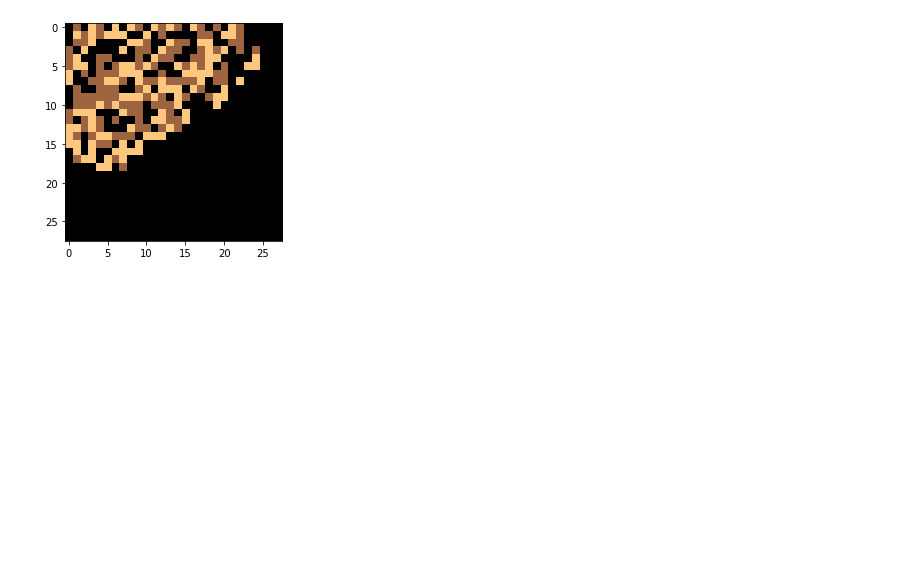
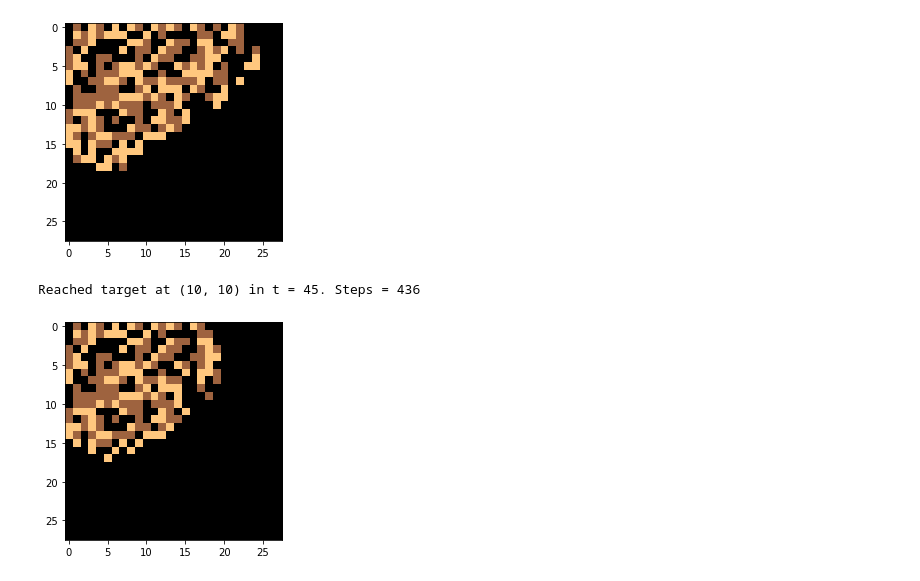
Before and after one commit to marcodelmastro/AdventOfCode2018, a Jupyter notebook: Day 22.ipynb, the cells around one changed output. Saved outputs shown, nothing was run; the diff lists cells and outputs as text; code cells hidden in the pictures; blank space fills up the shorter version.

```diff
--- a/Day 22.ipynb
+++ b/Day 22.ipynb
@@ -240,6 +263,21 @@ s = plt.imshow(cave,cmap="copper")
 # %% [output]
 Reached target at (10, 10) in t = 45. Steps = 596
 [figure]
+# %%
+G = defaultdict(lambda: -1)
+E = defaultdict(lambda: -1)
+C = defaultdict(lambda: -1)
+
+getShortedPath(depth=510,xt=10,yt=10,heu=1)
+
+cave = np.zeros((28,28),dtype=int)
+for x,y in C.keys():
+    cave[y][x] = C[(x,y)]
+
+s = plt.imshow(cave,cmap="copper")
+# %% [output]
+Reached target at (10, 10) in t = 45. Steps = 436
+[figure, added]
 # %%
 G = defaultdict(lambda: -1)
 E = defaultdict(lambda: -1)
```
Also changed, not shown: parts of 4 cells of this notebook, 1 other file.
